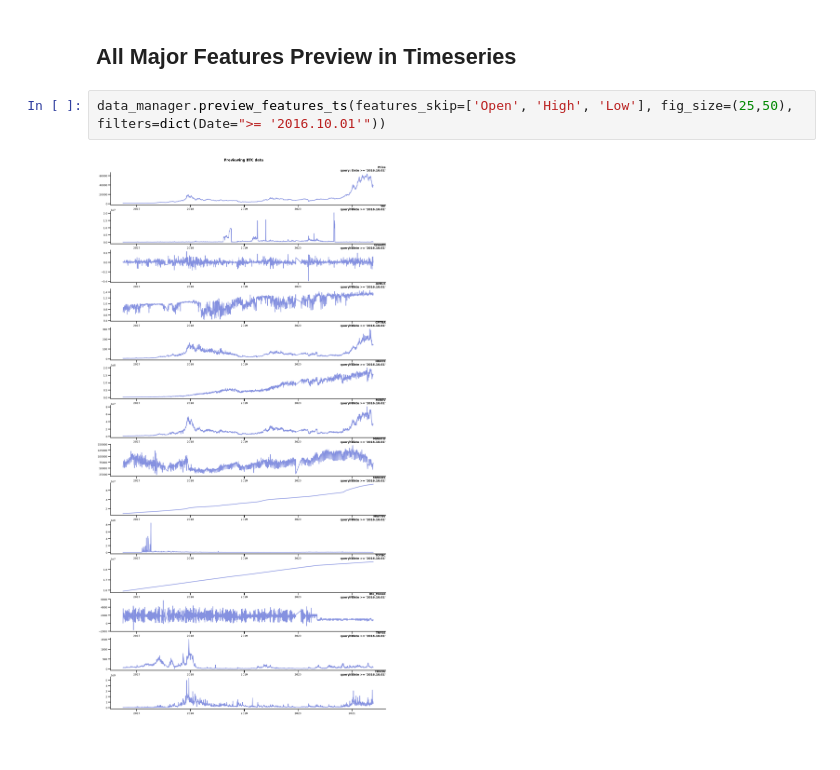
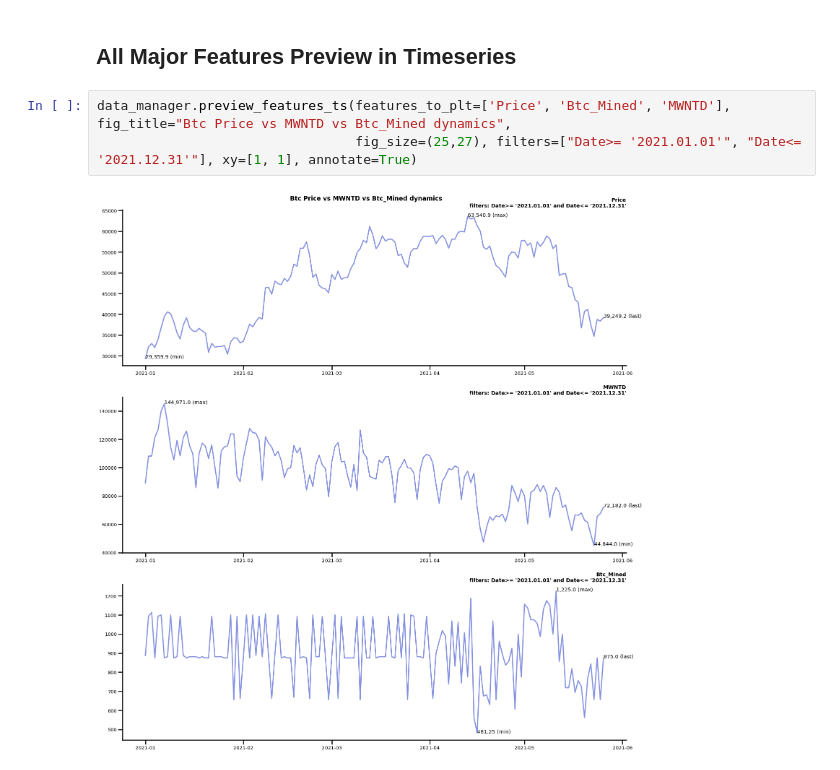
Before and after one commit to serg-razum-off/DFP-Numeric-2, a Jupyter notebook: train/btc_eda_playground.ipynb, the cells around one changed output. Saved outputs shown, nothing was run; the diff lists cells and outputs as text; blank space fills up the shorter version.

```diff
--- a/train/btc_eda_playground.ipynb
+++ b/train/btc_eda_playground.ipynb
@@ -104,6 +104,7 @@ data_manager.plt_plot_timeseries(series_name="Price",
 # %% [markdown]
 ## All Major Features Preview in Timeseries
-# %%
-data_manager.preview_features_ts(features_skip=['Open', 'High', 'Low'], fig_size=(25,50), filters=dict(Date=">= '2016.10.01'"))
-# %% [output]
-[figure, removed]
+# %%
+data_manager.preview_features_ts(features_to_plt=['Price', 'Btc_Mined', 'MWNTD'], fig_title="Btc Price vs MWNTD vs Btc_Mined dynamics",
+                                 fig_size=(25,27), filters=["Date>= '2021.01.01'", "Date<= '2021.12.31'"], xy=[1, 1], annotate=True)
+# %% [output]
+[figure, added]
```
Also changed, not shown: parts of 1 cell of this notebook, 1 other file.
